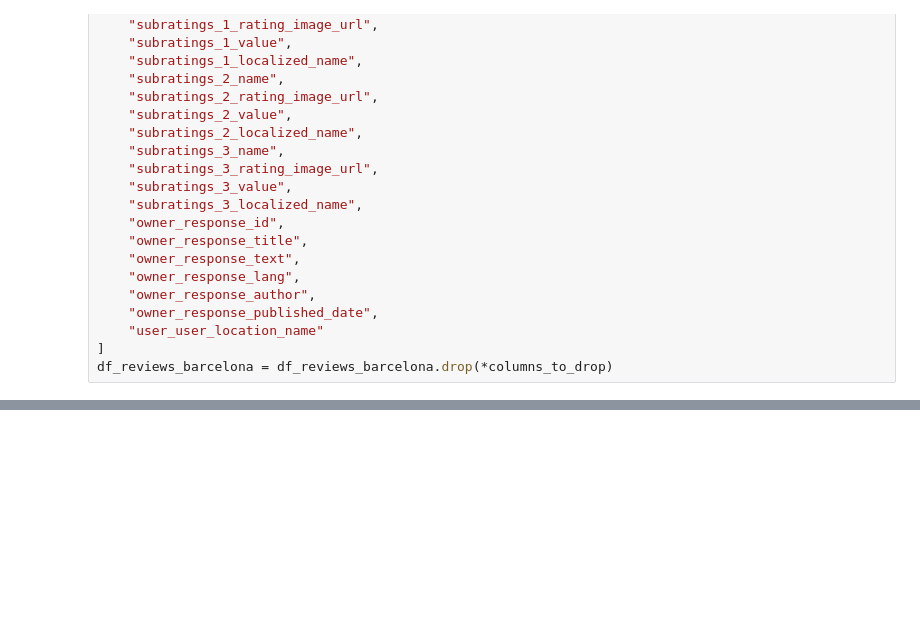
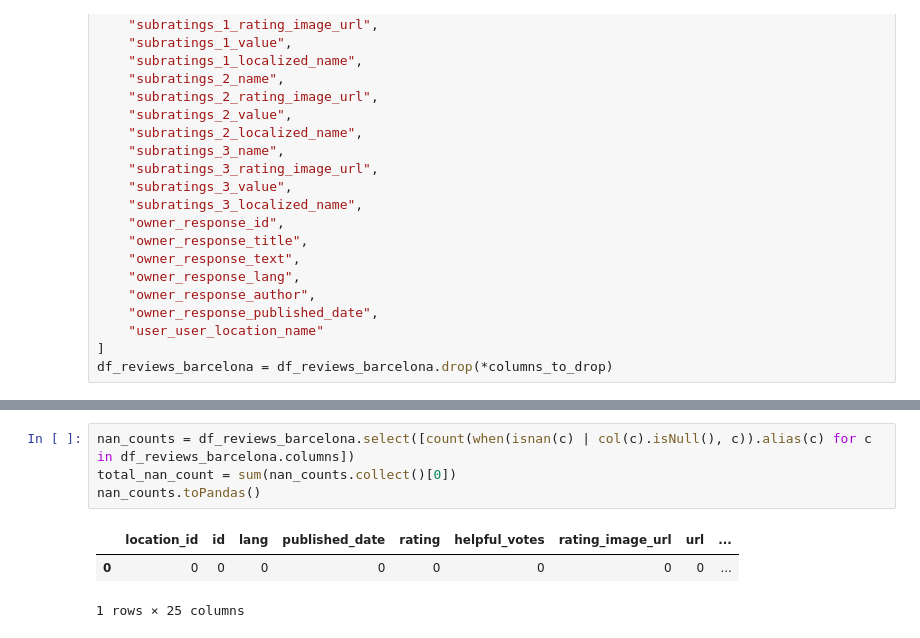
Before and after one commit to elenaalegret/Semantic_Data_Management-AI, a Jupyter notebook: data_quality_pipeline/DataQualityPipeline.ipynb, the cells around one changed output, grey strips where cells are left out. Cells and saved outputs as stored; diff of their text form; blank space fills up the shorter version.

```diff
--- a/data_quality_pipeline/DataQualityPipeline.ipynb
+++ b/data_quality_pipeline/DataQualityPipeline.ipynb
@@ -1053,0 +1219,8 @@ jajajaj
+# %%
+nan_counts = df_reviews_barcelona.select([count(when(isnan(c) | col(c).isNull(), c)).alias(c) for c in df_reviews_barcelona.columns])
+total_nan_count = sum(nan_counts.collect()[0])
+nan_counts.toPandas()
+# %% [output]
+|  | location_id | id | lang | published_date | rating | helpful_votes | rating_image_url | url | ... |
+| 0 | 0 | 0 | 0 | 0 | 0 | 0 | 0 | 0 | ... |
+1 rows × 25 columns
```
Also changed, not shown: parts of 32 cells of this notebook, 12 other files.
